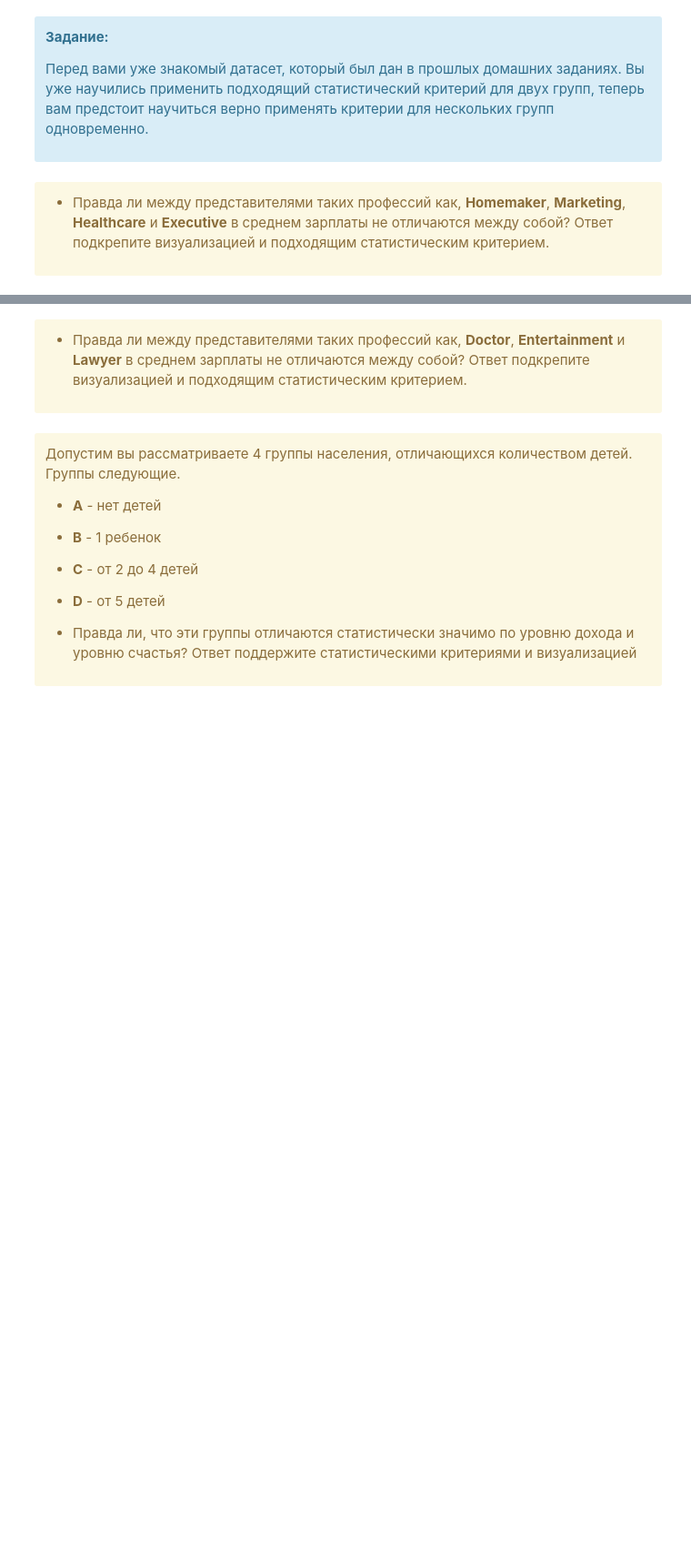
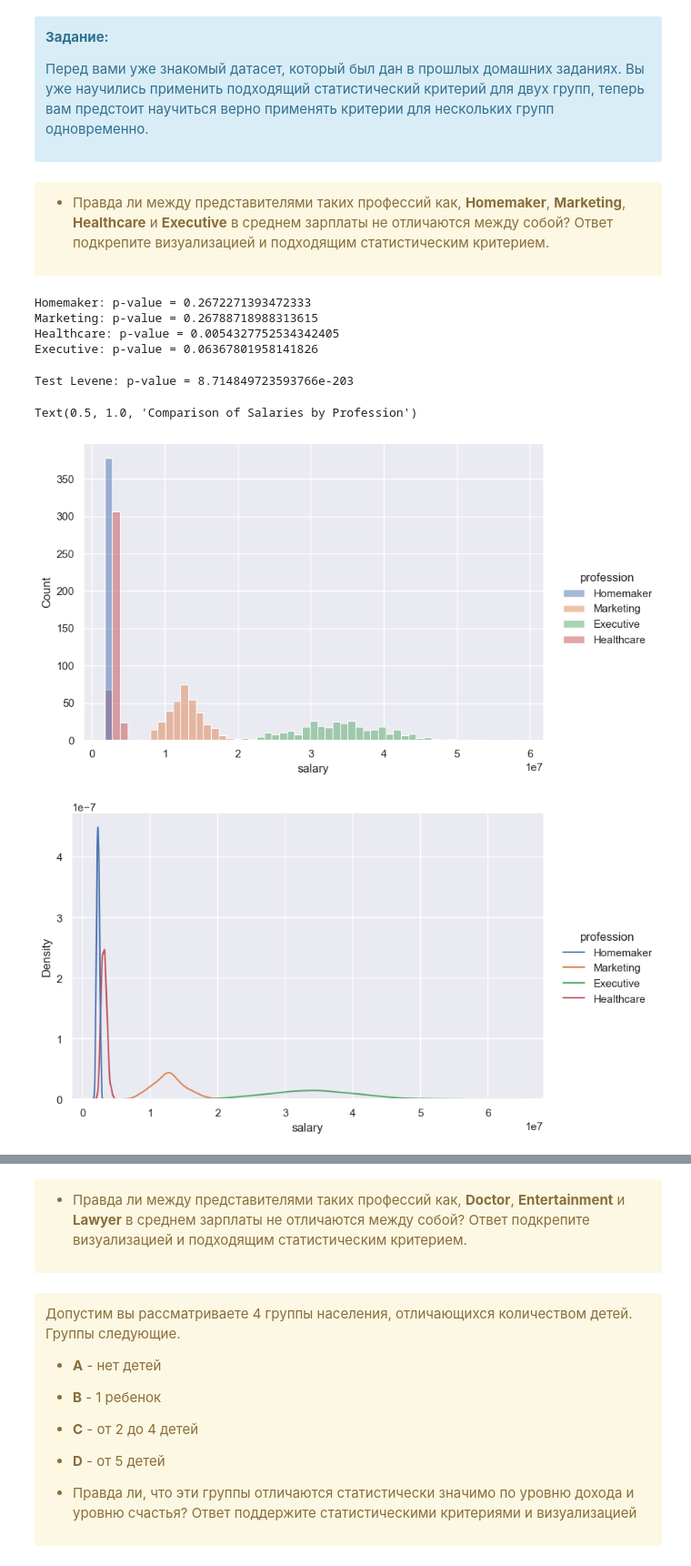
Before and after one commit to djpumauzb/Analyitics, a Jupyter notebook: A-B testing/lesson5/5.6 M5_HW.ipynb, the cells around one changed output, grey strips where cells are left out. Shown: that part at 91% size. Drawn from its saved outputs; the diff is of its cells as text; code cells hidden in the pictures; blank space fills up the shorter version.

```diff
--- a/A-B testing/lesson5/5.6 M5_HW.ipynb
+++ b/A-B testing/lesson5/5.6 M5_HW.ipynb
@@ -60,0 +59,6 @@ data.head(6)
+# %%
+# Удаляем пустые данные в столбце
+data = data.dropna()
+# заново проверяем
+missing_data = data.isnull().sum()
+missing_data
@@ -80,0 +94,46 @@ data.head(6)
+# %%
+# YOUR CODE
+professions_of_interest = ["Homemaker", "Marketing", "Healthcare", "Executive"]
+filtered_data = data[data["profession"].isin(professions_of_interest)]
+
+from scipy.stats import shapiro
+
+# Проверим нормальность зарплат для каждой профессии
+for profession in professions_of_interest:
+    salaries = filtered_data[filtered_data["profession"]== profession]["salary"]
+    stat, p = shapiro(salaries)
+    print(f"{profession}: p-value = {p}")
+# %% [output]
+Homemaker: p-value = 0.2672271393472333
+Marketing: p-value = 0.26788718988313615
+Healthcare: p-value = 0.0054327752534342405
+Executive: p-value = 0.06367801958141826
+# %%
+from scipy.stats import levene
+
+stat, p = levene (
+    filtered_data[filtered_data["profession"]== "Homemaker"]["salary"],
+    filtered_data[filtered_data["profession"]== "Marketing"]["salary"],
+    filtered_data[filtered_data["profession"]== "Healthcare"]["salary"],
+    filtered_data[filtered_data["profession"]== "Executive"]["salary"]
+)
+
+print(f"Test Levene: p-value = {p}")
+# %% [output]
+Test Levene: p-value = 8.714849723593766e-203
+# %%
+import seaborn as sns
+import matplotlib.pyplot as plt
+
+# Построение boxplot
+
+sns.displot(filtered_data, x="salary", hue="profession", bins=55, height=5, aspect=1.5)
+sns.displot(filtered_data, x="salary", hue="profession", height=5, aspect=1.5, kind='kde')
+
+plt.figure(figsize=(12, 10))
+sns.boxplot(x='profession', y='salary', data=filtered_data)
+plt.title('Comparison of Salaries by Profession')
+# %% [output]
+Text(0.5, 1.0, 'Comparison of Salaries by Profession')
+[figure, added]
+[figure, added]
```
Also changed, not shown: parts of 4 cells of this notebook.
